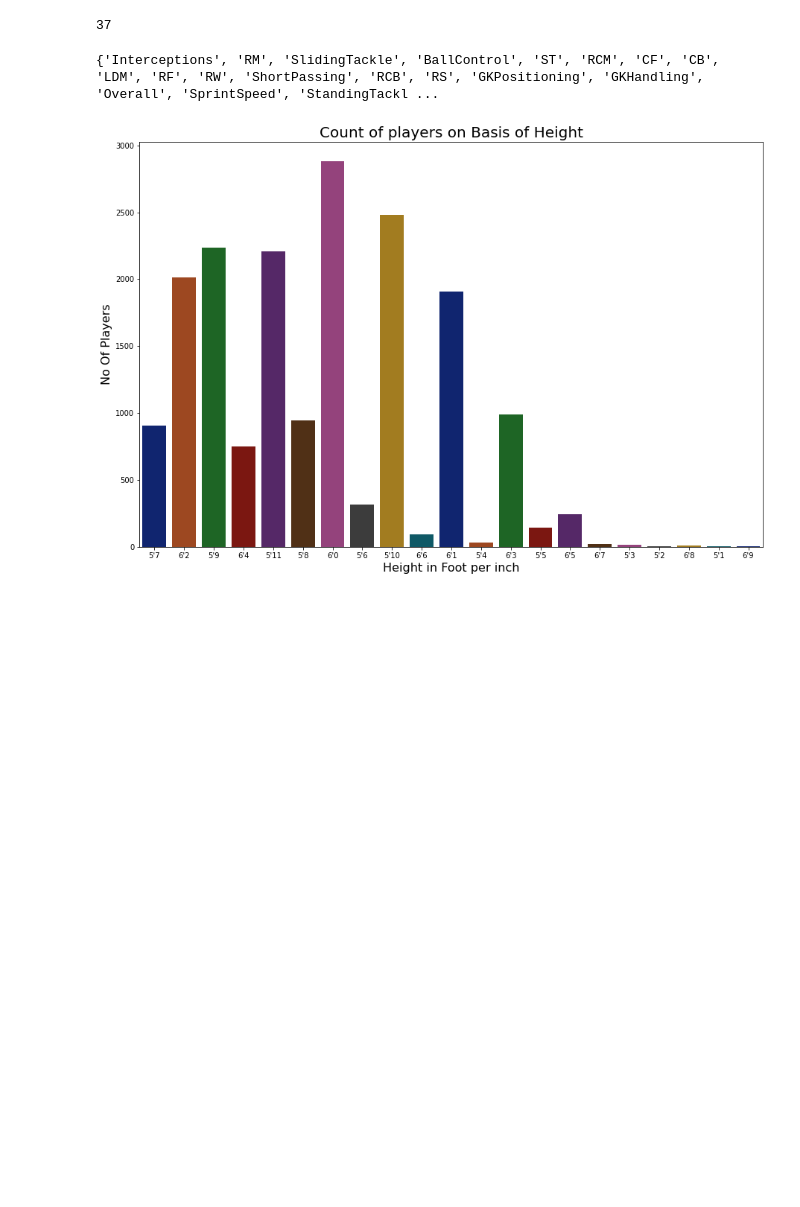
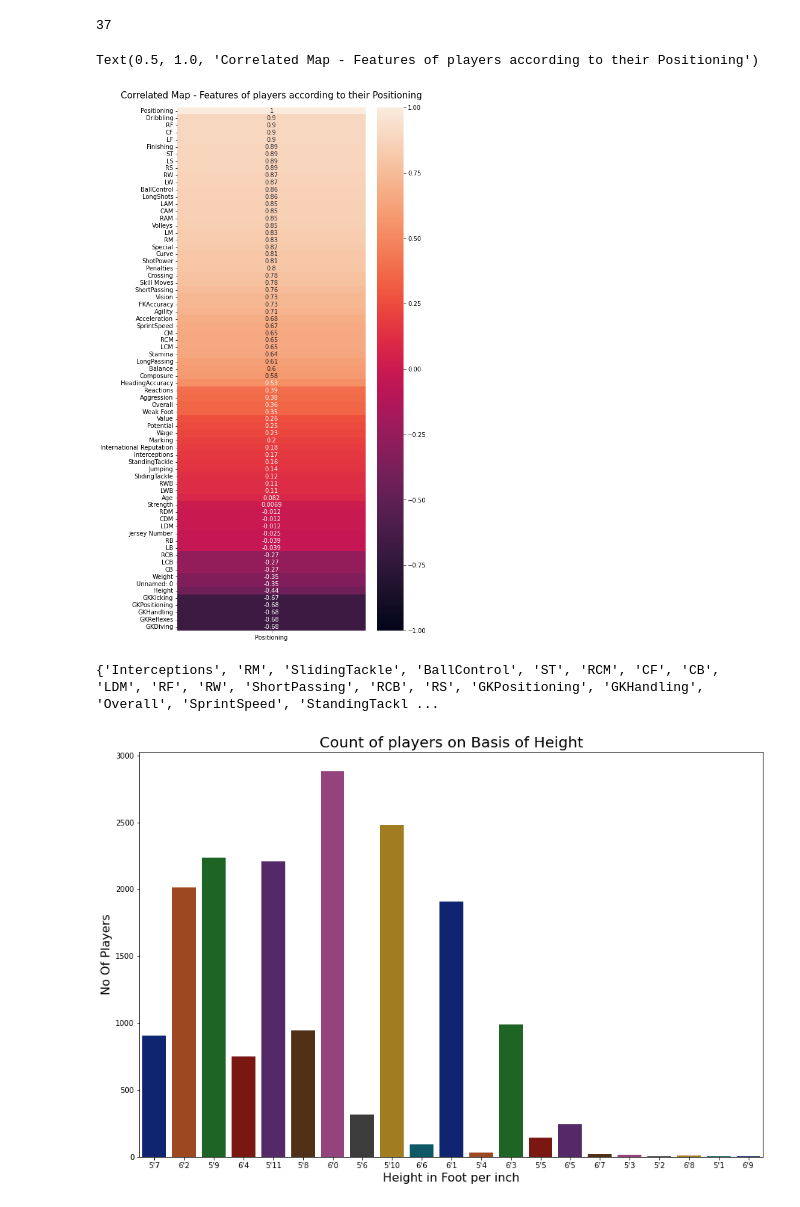
Before and after one commit to bachinaram/DataAnalytics1, a Jupyter notebook: DA1_assignment1q2.ipynb, the cells around one changed output. Cells and saved outputs as stored; diff of their text form; code cells hidden in the pictures; blank space fills up the shorter version.

```diff
--- a/DA1_assignment1q2.ipynb
+++ b/DA1_assignment1q2.ipynb
@@ -363,6 +382,17 @@ for i in range(len(correlation_matrix .columns)):
 len(correlated_features)
 # %% [output]
 37
+# %%
+#all the na values are automatically excluded when doing the pairwise comparision
+#we are correlating all the columns with Positioning column, so the value of Position will becomes 1
+
+plt.figure(figsize=(7,16))
+#heatmap1 = sns.heatmap(df2.corr()[['Positioning']].sort_values(by="Positioning",ascending=False),vmin=-2,vmax=2, annot=True)
+heatmap1 = sns.heatmap(correlation_matrix[['Positioning']].sort_values(by="Positioning",ascending=False),vmin=-1,vmax=1, annot=True)
+heatmap1.set_title('Correlated Map - Features of players according to their Positioning', fontdict={'fontsize':15},pad=15)
+# %% [output]
+Text(0.5, 1.0, 'Correlated Map - Features of players according to their Positioning')
+[figure, added]
 # %%
 print(correlated_features)
 # %% [output]
```
Also changed, not shown: parts of 2 cells of this notebook.
